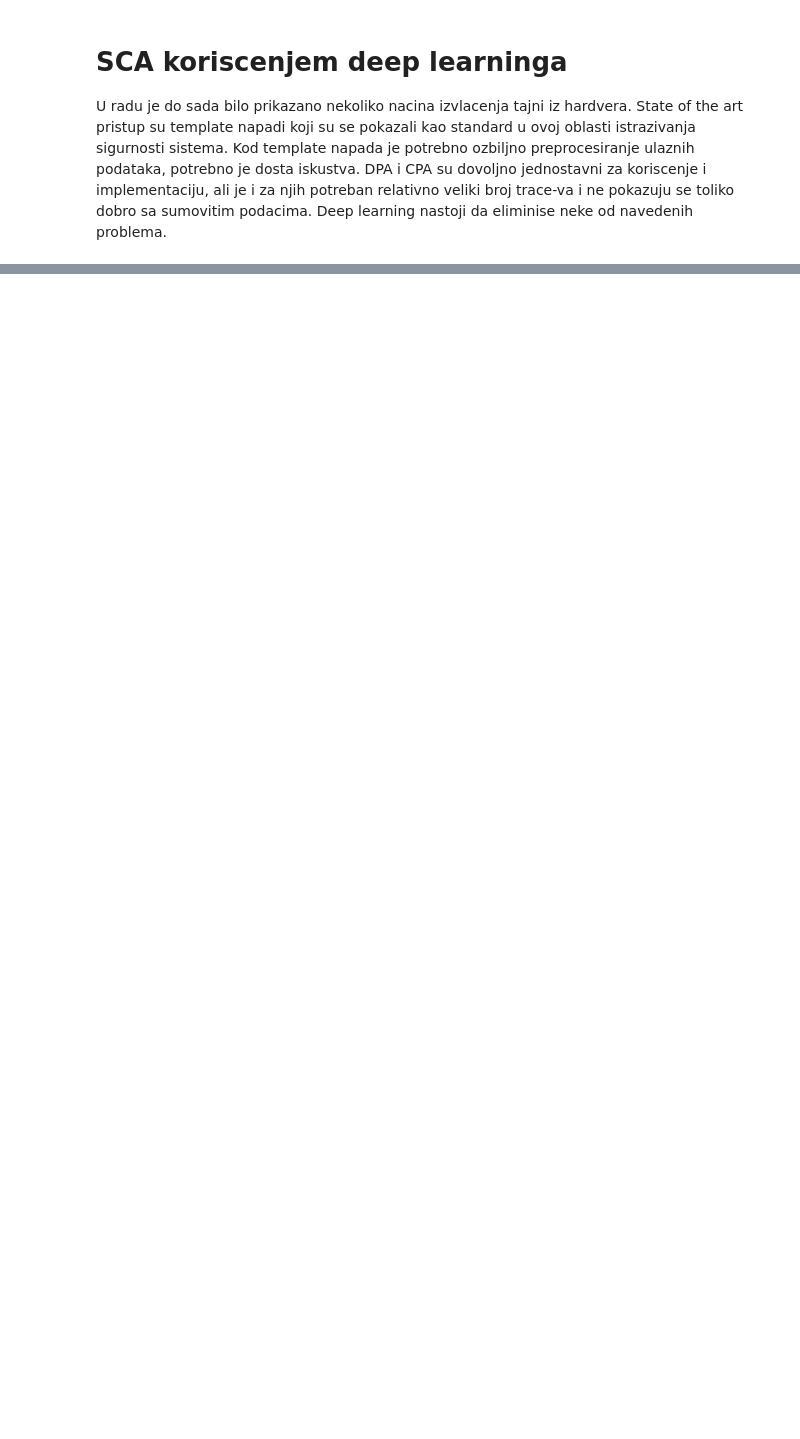
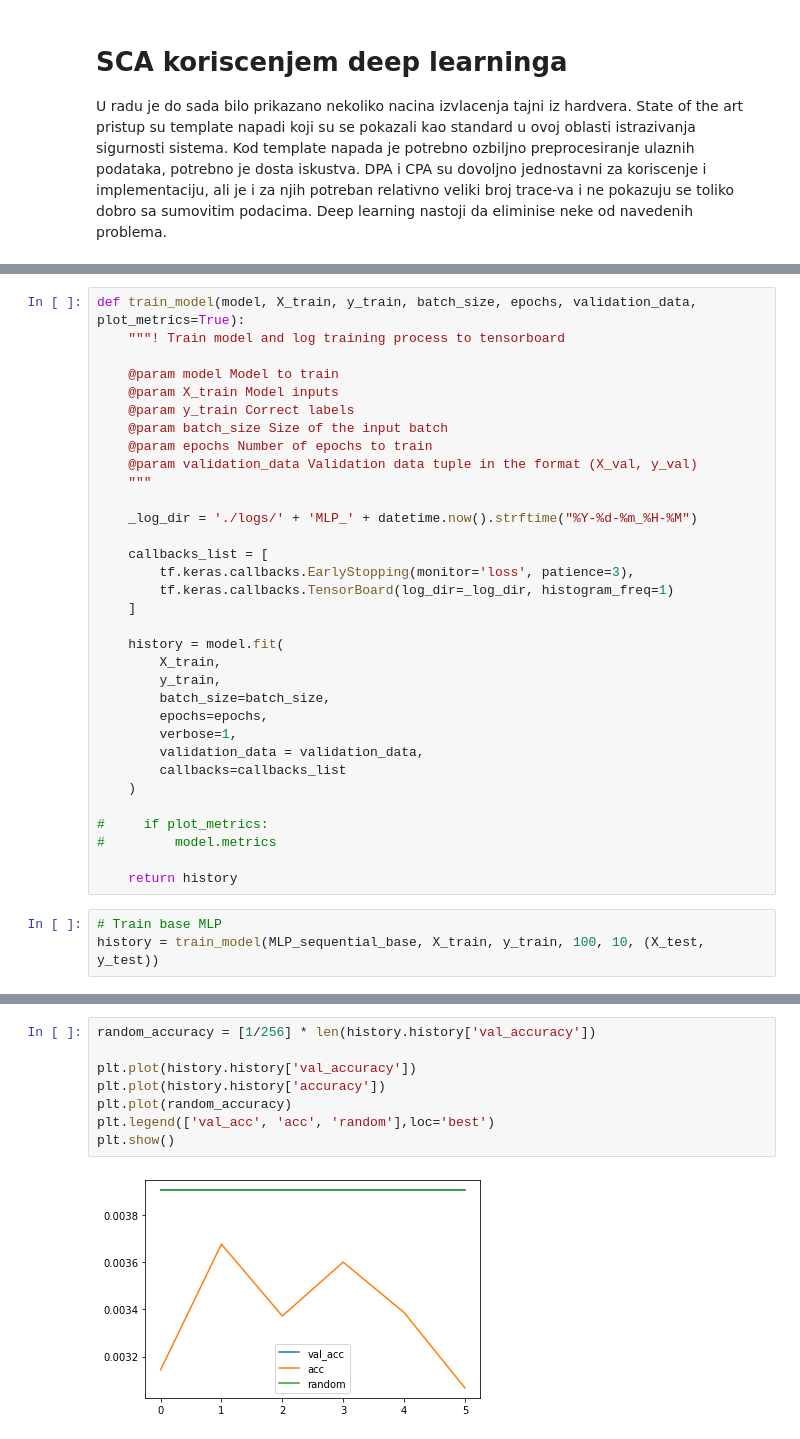
Before and after one commit to rubidijum/MachineLearningSCA, a Jupyter notebook: 1_0_SCA_MLP.ipynb, the cells around one changed output, grey strips where cells are left out. Drawn from its saved outputs; the diff is of its cells as text; blank space fills up the shorter version.

```diff
--- a/1_0_SCA_MLP.ipynb
+++ b/1_0_SCA_MLP.ipynb
@@ -238,0 +218,36 @@ history = MLP_test.fit(
+# %%
+def train_model(model, X_train, y_train, batch_size, epochs, validation_data, plot_metrics=True):
+    """! Train model and log training process to tensorboard
+
+    @param model Model to train
+    @param X_train Model inputs
+    @param y_train Correct labels
+    @param batch_size Size of the input batch
+    @param epochs Number of epochs to train
+    @param validation_data Validation data tuple in the format (X_val, y_val)
+    """
+
+    _log_dir = './logs/' + 'MLP_' + datetime.now().strftime("%Y-%d-%m_%H-%M")
+
+    callbacks_list = [
+        tf.keras.callbacks.EarlyStopping(monitor='loss', patience=3),
+        tf.keras.callbacks.TensorBoard(log_dir=_log_dir, histogram_freq=1)
+    ]
+
+    history = model.fit(
+        X_train,
+        y_train,
+        batch_size=batch_size,
+        epochs=epochs,
+        verbose=1,
+        validation_data = validation_data,
+        callbacks=callbacks_list
+    )
+
+#     if plot_metrics:
+#         model.metrics
+
+    return history
+# %%
+# Train base MLP
+history = train_model(MLP_sequential_base, X_train, y_train, 100, 10, (X_test, y_test))
@@ -238,0 +268,10 @@ history = MLP_test.fit(
+# %%
+random_accuracy = [1/256] * len(history.history['val_accuracy'])
+
+plt.plot(history.history['val_accuracy'])
+plt.plot(history.history['accuracy'])
+plt.plot(random_accuracy)
+plt.legend(['val_acc', 'acc', 'random'],loc='best')
+plt.show()
+# %% [output]
+[figure, added]
```
Also changed, not shown: parts of 88 cells of this notebook.
